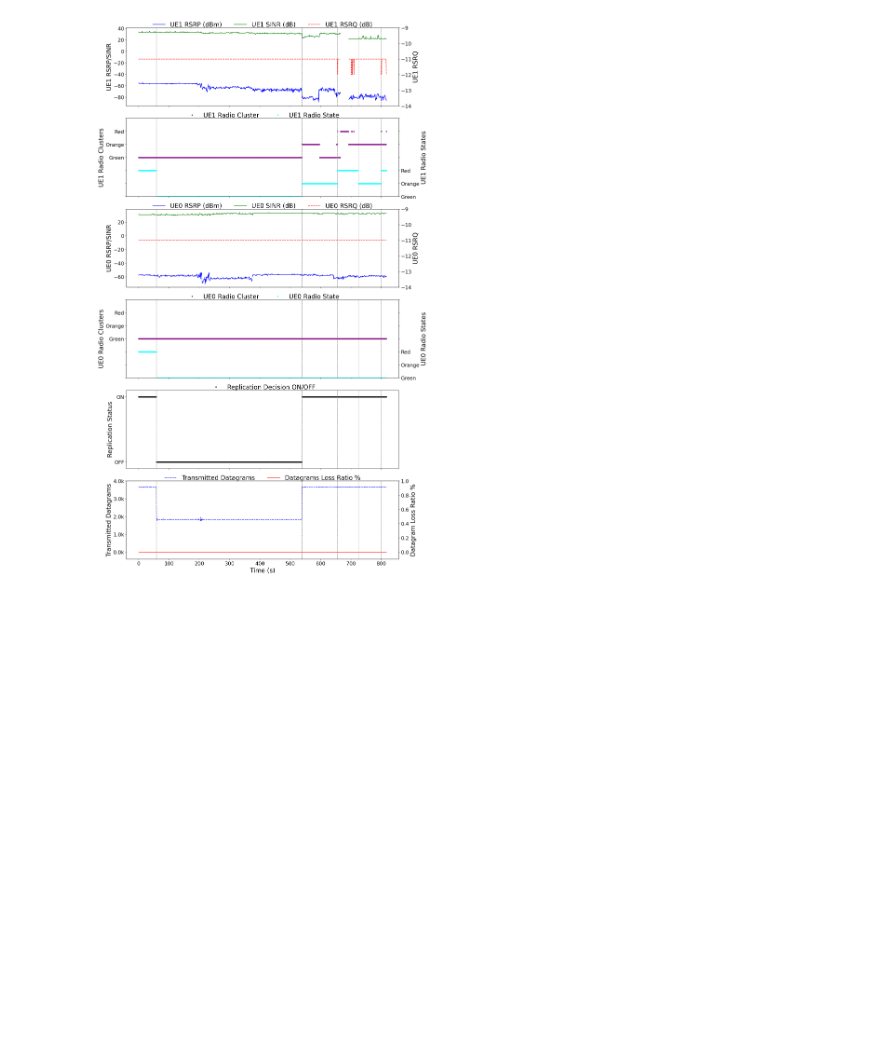
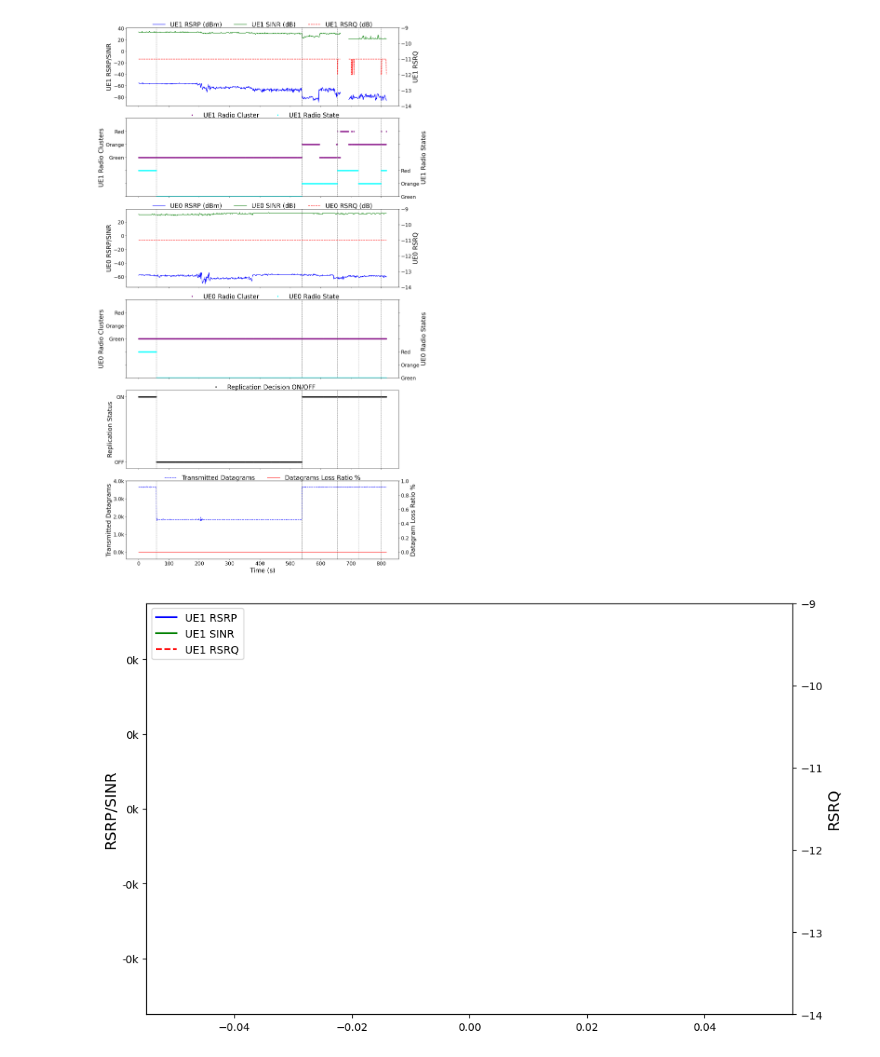
Before and after one commit to MohammedAbuibaid/ML-for-5G-TSN-DetNet-Integration, a Jupyter notebook: ml-frer/ml-frer-3f.ipynb, the cells around one changed output. Drawn from its saved outputs; the diff is of its cells as text; code cells hidden in the pictures; blank space fills up the shorter version.

```diff
--- a/ml-frer/ml-frer-3f.ipynb
+++ b/ml-frer/ml-frer-3f.ipynb
@@ -345,7 +345,7 @@ original_new_df.to_csv('2023-02-15-OTA-UE0_with_clusters.csv', index=False)
 import pandas as pd
 
 # Load the CSV file
-df = pd.read_csv('2023-02-15-OTA-UE1_with_clusters.csv')
+df = pd.read_csv('./CSV/2023-02-15-OTA-UE1_with_clusters.csv')
 
 # Initialize state and counters
 current_state = 'Red'  # Assuming starting state is 'Red'
@@ -692,3 +692,86 @@ plt.savefig("AIO_figure.pdf")
 plt.show()
 # %% [output]
 [figure]
+# %%
+import pandas as pd
+import matplotlib.pyplot as plt
+from matplotlib.animation import FuncAnimation
+from matplotlib.ticker import FuncFormatter
+
+# File path
+csv_path = './CSV/ml-FRER-vis.csv'
+
+# Generator to read CSV line-by-line
+def csv_row_generator(filepath):
+    with open(filepath) as f:
+        # Skip header
+        header = f.readline().strip().split(',')
+        for line in f:
+            row = line.strip().split(',')
+            yield dict(zip(header, row))
+
+# Formatter
+def thousands_formatter(x, pos):
+    return f'{x / 1000:.0f}k'
+
+# Storage for data
+data = {
+    'index': [],
+    'UE1<RSRP>': [],
+    'UE1<SINR>': [],
+    'UE1<RSRQ>': []
+    # Add more columns as needed
+}
+
+# Initialize plot
+fig, ax = plt.subplots(figsize=(10, 6))
+ax_rsrq = ax.twinx()
+
+# Initial empty plots
+line_rsrp, = ax.plot([], [], label='UE1 RSRP', color='blue')
+line_sinr, = ax.plot([], [], label='UE1 SINR', color='green')
+line_rsrq, = ax_rsrq.plot([], [], label='UE1 RSRQ', color='red', linestyle='--')
+
+ax.set_ylabel('RSRP/SINR', fontsize=14)
+ax_rsrq.set_ylabel('RSRQ', fontsize=14)
+ax_rsrq.set_ylim(-14, -9)
+ax.yaxis.set_major_formatter(FuncFormatter(thousands_formatter))
+
+# Generator instance
+row_gen = csv_row_generator(csv_path)
+
+# Update function
+def update(frame):
+    try:
+        row = next(row_gen)
+        idx = len(data['index'])
+        data['index'].append(idx)
+        data['UE1<RSRP>'].append(float(row['UE1<RSRP>']))
+        data['UE1<SINR>'].append(float(row['UE1<SINR>']))
+        data['UE1<RSRQ>'].append(float(row['UE1<RSRQ>']))
+
+        # Update data in plots
+        line_rsrp.set_data(data['index'], data['UE1<RSRP>'])
+        line_sinr.set_data(data['index'], data['UE1<SINR>'])
+        line_rsrq.set_data(data['index'], data['UE1<RSRQ>'])
+
+        # Update axes
+        ax.set_xlim(0, len(data['index']))
+        ax.set_ylim(min(data['UE1<RSRP>']), max(data['UE1<RSRP>']))
+        ax_rsrq.set_ylim(-14, -9)  # Keep fixed or adapt if needed
+        return line_rsrp, line_sinr, line_rsrq
+    except StopIteration:
+        ani.event_source.stop()  # Stop animation when file ends
+        return []
+
+# Add legend
+lines = [line_rsrp, line_sinr, line_rsrq]
+labels = [line.get_label() for line in lines]
+ax.legend(lines, labels, loc='upper left')
+
+# Create animation
+ani = FuncAnimation(fig, update, interval=200)  # adjust interval as needed
+plt.tight_layout()
+plt.show()
+# %% [output]
+[figure, added]
```
Also changed, not shown: parts of 11 cells of this notebook.
